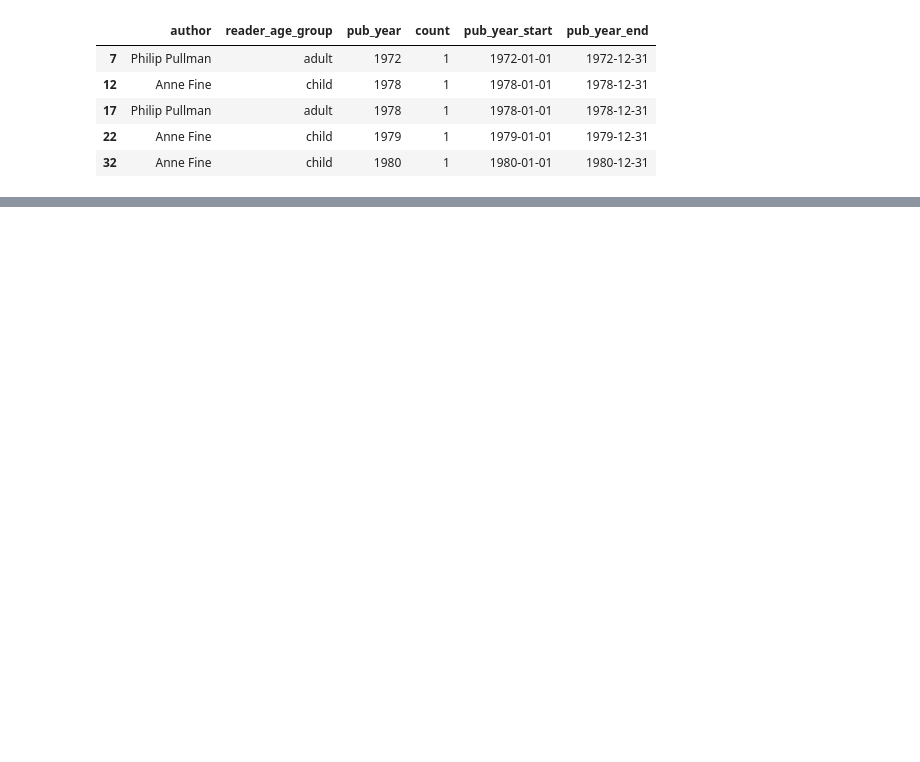
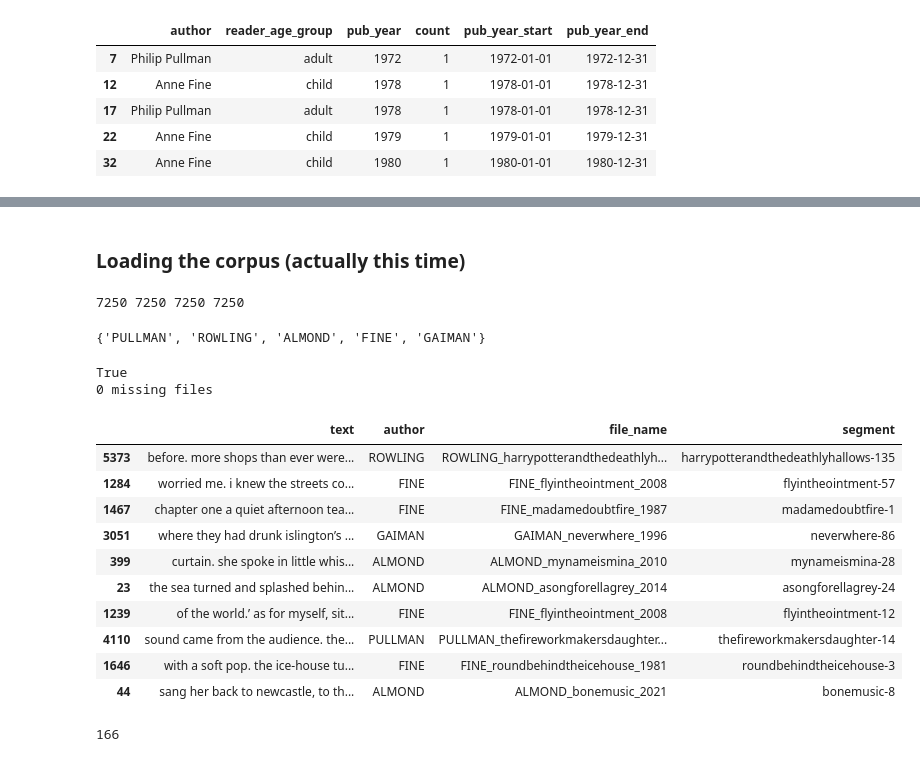
Before and after one commit to dimboump/crosswriters, a Jupyter notebook: 0-get_english_corpus.ipynb, the cells around one changed output, grey strips where cells are left out. Drawn from its saved outputs; the diff is of its cells as text; code cells hidden in the pictures; blank space fills up the shorter version.

```diff
--- a/0-get_english_corpus.ipynb
+++ b/0-get_english_corpus.ipynb
@@ -657,0 +815,49 @@ plt.show()
+# %% [markdown]
+### Loading the corpus (actually this time)
+# %%
+filenames, texts, authors, titles = load_directory('data/books_en', max_length=1000, authors_list=included_authors_surnames)
+
+print(len(filenames), len(texts), len(authors), len(titles))
+# %% [output]
+7250 7250 7250 7250
+# %%
+print(set(authors))
+# %% [output]
+{'PULLMAN', 'ROWLING', 'ALMOND', 'FINE', 'GAIMAN'}
+# %%
+# Check for missing files
+# Option 1
+print(len(set(filenames)) == len(set(wc_df.index)))
+
+# Option 2
+missing = len(set(wc_df.index.tolist()).difference(filenames))
+print(f"{missing} missing files")
+# %% [output]
+True
+0 missing files
+# %%
+docs = (pd
+    .DataFrame({
+        'text': texts,
+        'author': authors,
+        'file_name': filenames,
+        'segment': titles
+    })
+)
+docs.sample(10)
+# %% [output]
+|  | text | author | file_name | segment |
+| 5373 | before. more shops than ever were... | ROWLING | ROWLING_harrypotterandthedeathlyh... | harrypotterandthedeathlyhallows-135 |
+| 1284 | worried me. i knew the streets co... | FINE | FINE_flyintheointment_2008 | flyintheointment-57 |
+| 1467 | chapter one a quiet afternoon tea... | FINE | FINE_madamedoubtfire_1987 | madamedoubtfire-1 |
+| 3051 | where they had drunk islington’s ... | GAIMAN | GAIMAN_neverwhere_1996 | neverwhere-86 |
+| 399 | curtain. she spoke in little whis... | ALMOND | ALMOND_mynameismina_2010 | mynameismina-28 |
+| 23 | the sea turned and splashed behin... | ALMOND | ALMOND_asongforellagrey_2014 | asongforellagrey-24 |
+| 1239 | of the world.’ as for myself, sit... | FINE | FINE_flyintheointment_2008 | flyintheointment-12 |
+| 4110 | sound came from the audience. the... | PULLMAN | PULLMAN_thefireworkmakersdaughter... | thefireworkmakersdaughter-14 |
+| 1646 | with a soft pop. the ice-house tu... | FINE | FINE_roundbehindtheicehouse_1981 | roundbehindtheicehouse-3 |
+| 44 | sang her back to newcastle, to th... | ALMOND | ALMOND_bonemusic_2021 | bonemusic-8 |
+# %%
+docs['file_name'].nunique()
+# %% [output]
+166
```
Also changed, not shown: parts of 14 cells of this notebook, 1 other file.
